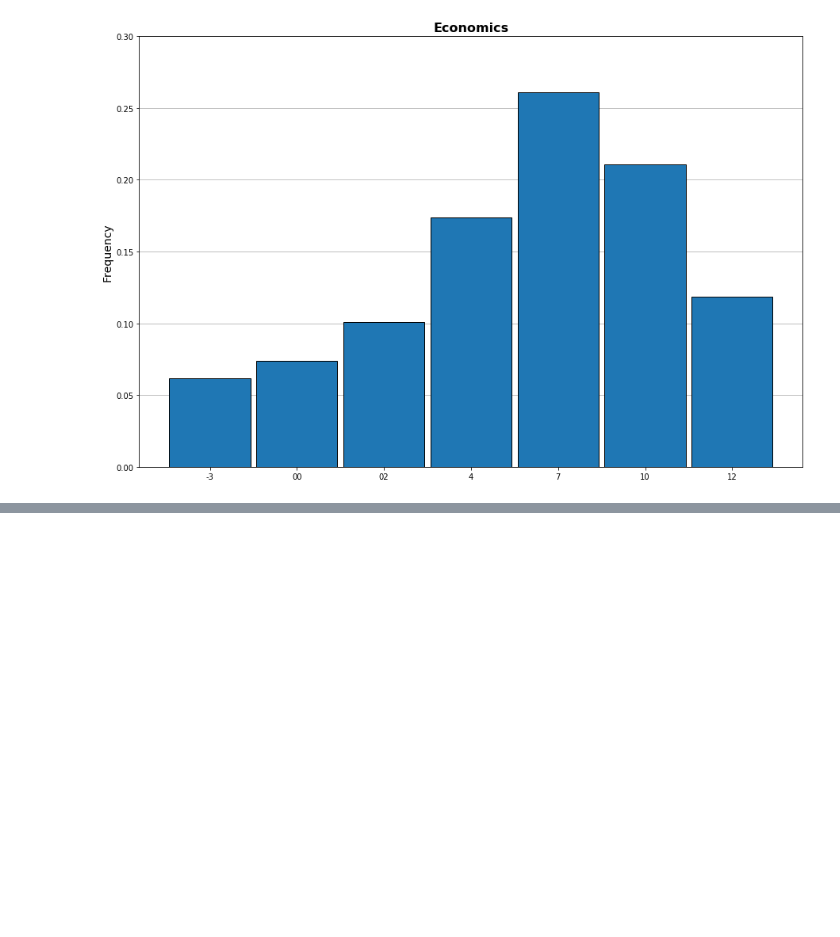
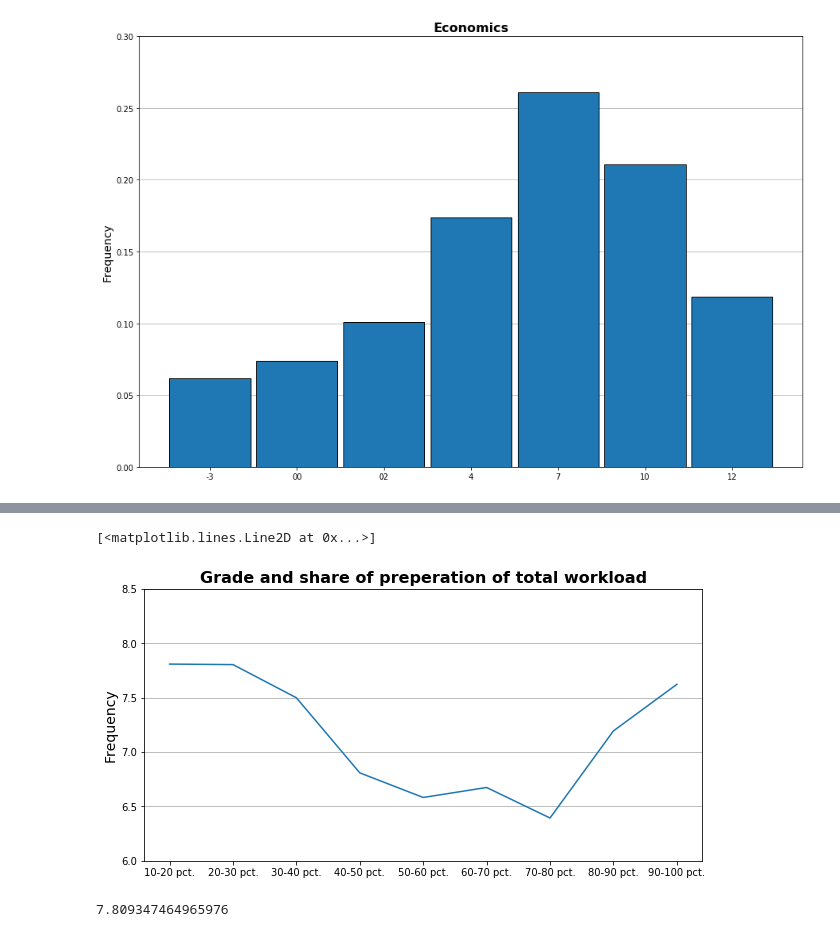
Before and after one commit to tnv875/Group18-NoTeeth, a Jupyter notebook: Exam project/Jens/Load final data set (ONLY DUPLICATE)-Copy1.ipynb, the cells around one changed output, grey strips where cells are left out. Cells and saved outputs as stored; diff of their text form; code cells hidden in the pictures; blank space fills up the shorter version.

```diff
--- a/Exam project/Jens/Load final data set (ONLY DUPLICATE)-Copy1.ipynb
+++ b/Exam project/Jens/Load final data set (ONLY DUPLICATE)-Copy1.ipynb
@@ -253,0 +402,17 @@ f.savefig('histogram_gades_economics.png')
+# %%
+list_share=[df[df['Share Preparation level']=='10-20 pct.'].loc[:,'Eksamensgennemsnit'].mean(),df[df['Share Preparation level']=='20-30 pct.'].loc[:,'Eksamensgennemsnit'].mean(),df[df['Share Preparation level']=='30-40 pct.'].loc[:,'Eksamensgennemsnit'].mean(),df[df['Share Preparation level']=='40-50 pct.'].loc[:,'Eksamensgennemsnit'].mean(),df[df['Share Preparation level']=='50-60 pct.'].loc[:,'Eksamensgennemsnit'].mean(),df[df['Share Preparation level']=='60-70 pct.'].loc[:,'Eksamensgennemsnit'].mean(),df[df['Share Preparation level']=='70-80 pct.'].loc[:,'Eksamensgennemsnit'].mean(),df[df['Share Preparation level']=='80-90 pct.'].loc[:,'Eksamensgennemsnit'].mean(),df[df['Share Preparation level']=='90-100 pct.'].loc[:,'Eksamensgennemsnit'].mean()]
+prep_level = ['10-20 pct.','20-30 pct.','30-40 pct.','40-50 pct.','50-60 pct.','60-70 pct.','70-80 pct.','80-90 pct.','90-100 pct.']
+
+f, ax = plt.subplots(figsize=(10,5))
+
+plt.subplot(1, 1, 1)
+plt.ylim([6,8.5])
+plt.grid(axis ='y',zorder=0)
+plt.ylabel('Frequency',fontsize=14)
+plt.title("Grade and share of preperation of total workload", fontsize = 16, weight = 'bold')
+plt.plot(prep_level, list_share)
+
+#ville forvente at den var negativ hele vejen.
+# %% [output]
+[<matplotlib.lines.Line2D at 0x...>]
+[figure, added]
@@ -253,0 +421,4 @@ f.savefig('histogram_gades_economics.png')
+# %%
+df[df['Share Preparation level']=='10-20 pct.'].loc[:,'Eksamensgennemsnit'].mean()
+# %% [output]
+7.809347464965976
```
Also changed, not shown: parts of 19 cells of this notebook.
